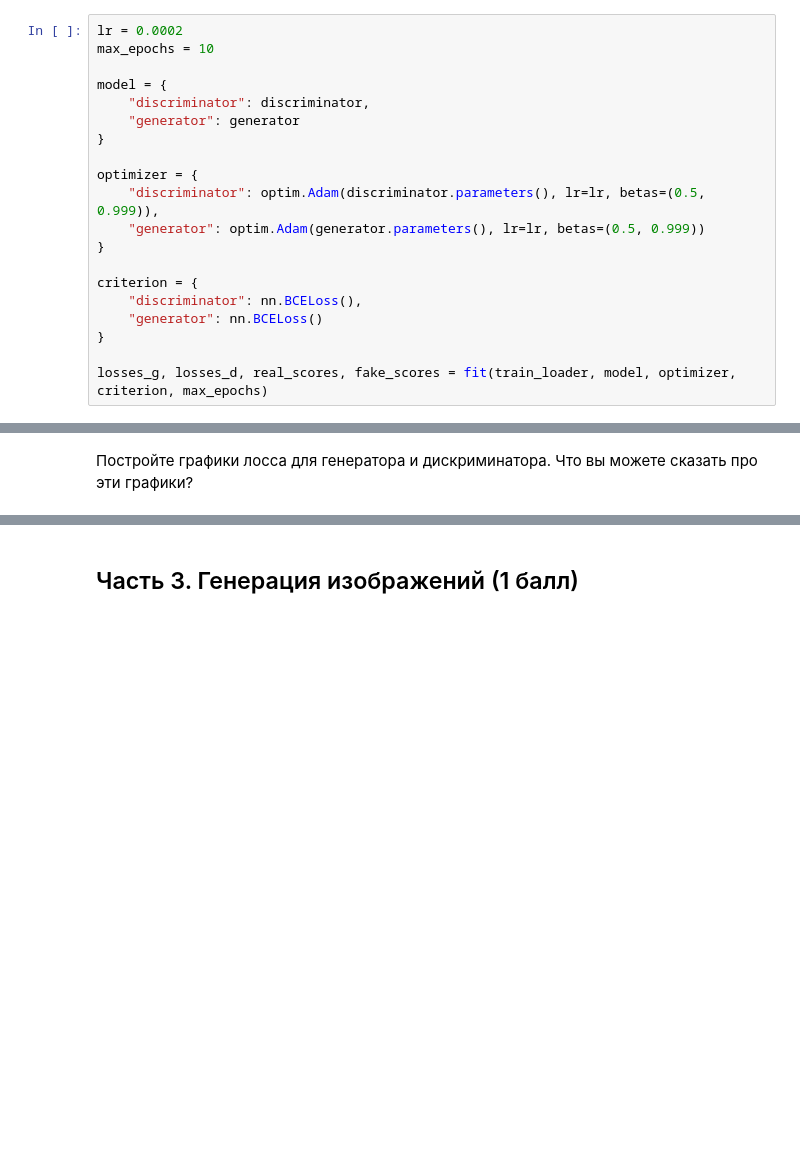
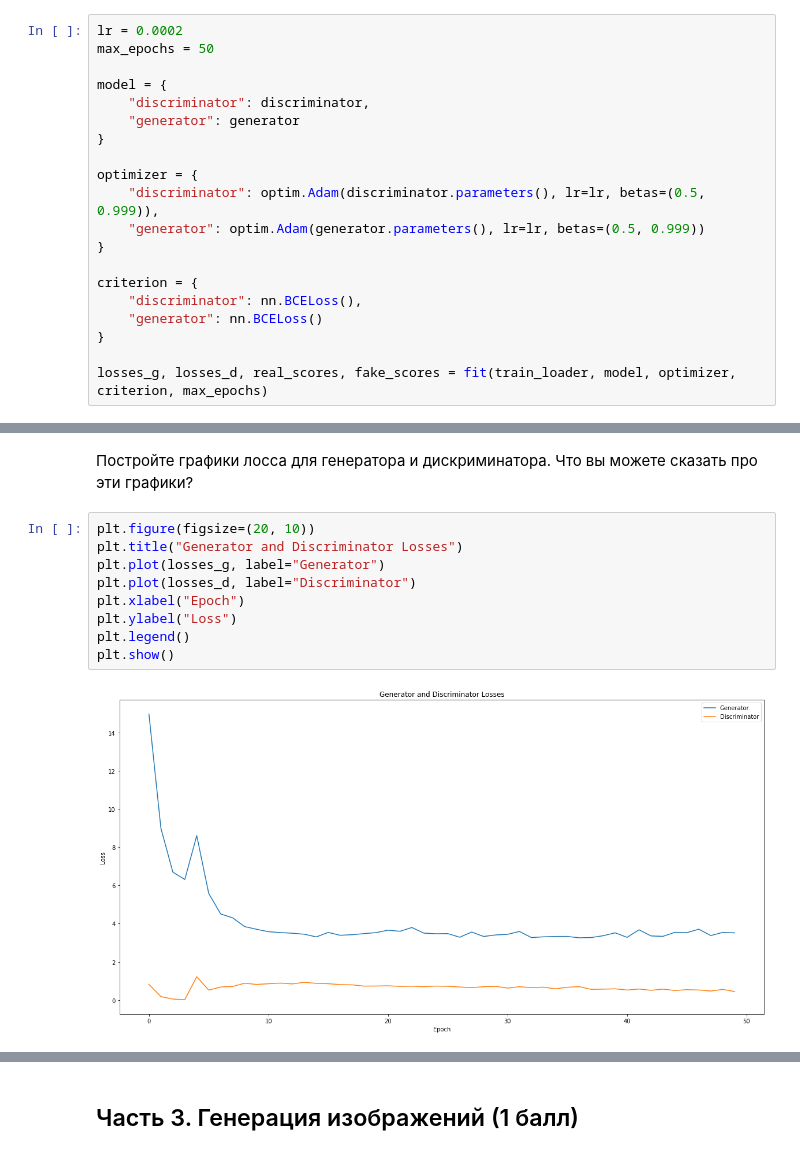
Before and after one commit to noname19871/DLS2022_advanced, a Jupyter notebook: homeworks/homework8/[homework]gan.ipynb, the cells around one changed output, grey strips where cells are left out. Cells and saved outputs as stored; diff of their text form; blank space fills up the shorter version.

```diff
--- a/homeworks/homework8/[homework]gan.ipynb
+++ b/homeworks/homework8/[homework]gan.ipynb
@@ -375,7 +375,7 @@ def fit(train_dl, model, optimizer, criterion, epochs):
     return losses_g, losses_d, real_scores, fake_scores
 # %%
 lr = 0.0002
-max_epochs = 10
+max_epochs = 50
 
 model = {
     "discriminator": discriminator,
@@ -407,2 +410,13 @@ Epoch [10/10], loss_g: 3.2158, loss_d: 0.8353, real_score: 0.7291, fake_score: 0
 # %% [markdown]
 Постройте графики лосса для генератора и дискриминатора. Что вы можете сказать про эти графики?
+# %%
+plt.figure(figsize=(20, 10))
+plt.title("Generator and Discriminator Losses")
+plt.plot(losses_g, label="Generator")
+plt.plot(losses_d, label="Discriminator")
+plt.xlabel("Epoch")
+plt.ylabel("Loss")
+plt.legend()
+plt.show()
+# %% [output]
+[figure, added]
```
Also changed, not shown: parts of 15 cells of this notebook.
